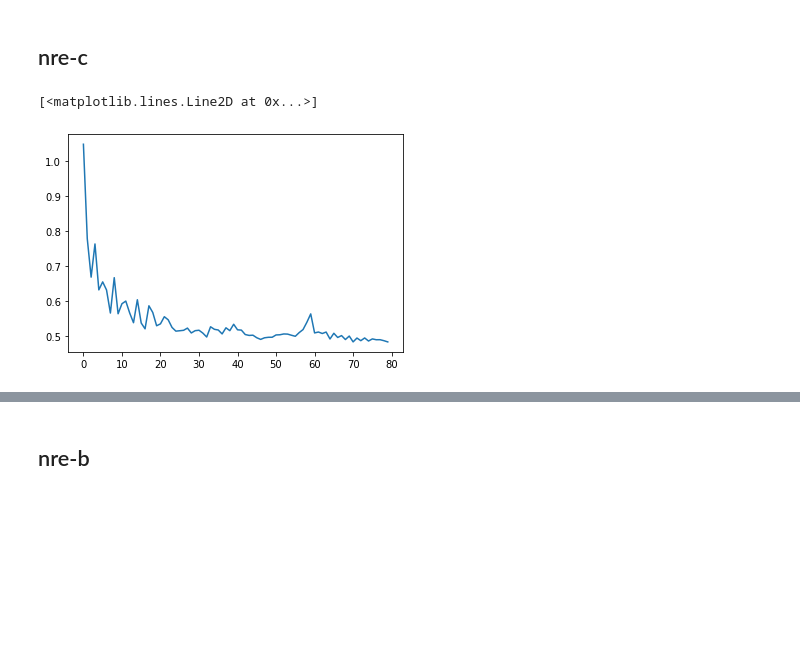
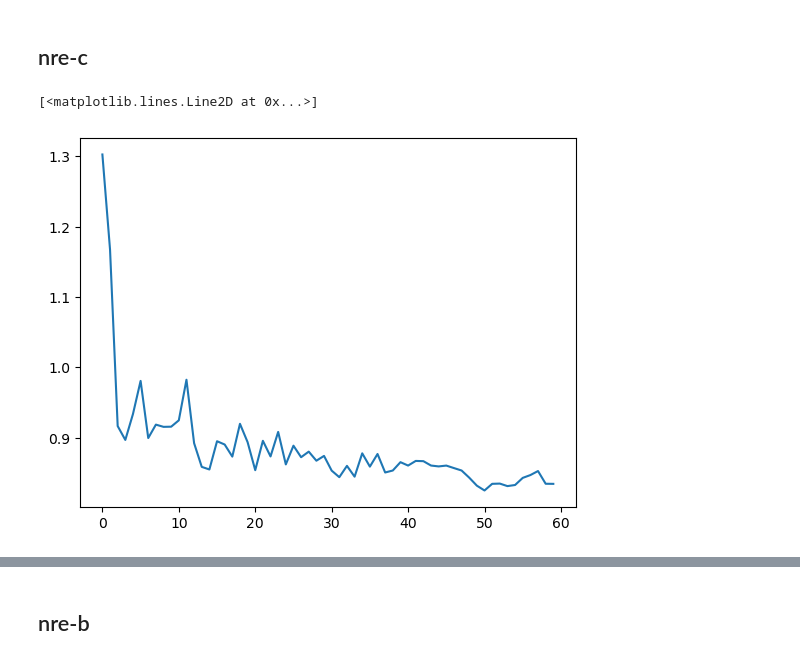
Before and after one commit to bkmi/cnre, a Jupyter notebook: importance sampling diagnostic.ipynb, the cells around one changed output, grey strips where cells are left out. Saved outputs shown, nothing was run; the diff lists cells and outputs as text; code cells hidden in the pictures; blank space fills up the shorter version.

```diff
--- a/importance sampling diagnostic.ipynb
+++ b/importance sampling diagnostic.ipynb
@@ -56,24 +58,27 @@ num_total_samples = 40_000
 num_posterior_samples = 100_000
 
 train_kwargs = dict(
-    training_batch_size=1_000,
-    learning_rate=3e-4,
+    training_batch_size=512,
+    learning_rate=1e-4,
     validation_fraction=0.25,
     stop_after_epochs=2 ** 31 - 1,
-    max_num_epochs=80,
+    max_num_epochs=60,
     # max_num_epochs=10,
 )
 
 classifier_kwargs = dict(
-    model='mlp',
-    # model='resnet',
-    hidden_features=128,
+    # model='mlp',
+    model='resnet',
+    hidden_features=256,
     # num_blocks=2,
     # dropout_probability=0.0,
     # use_batch_norm=True
 )
 sample_with = "rejection"
 
+num_atoms = 10
+K = num_atoms - 1
+
 device = "cpu"
 # %%
 dimension = 1
@@ -142,37 +147,37 @@ train_loader, valid_loader = cnre.data.benchmark.get_dataloaders(
     dataset, train_kwargs["training_batch_size"], train_kwargs["validation_fraction"]
 )
 
 for tt, xx in train_loader:
     classifier = get_classifier(tt, xx)
     break
 
 optimizer = torch.optim.Adam(classifier.parameters(), lr=train_kwargs["learning_rate"])
 
-results = cnre.experiments.train(
+results = cnre.algorithms.cnre.train(
     classifier,
     optimizer,
     train_kwargs["max_num_epochs"],
     train_loader,
     valid_loader,
     None,
     None,
-    K=4,
+    K=K,
 )
 
 classifier.load_state_dict(results["best_network_state_dict"])
 
 density_estimator_nrec = deepcopy(classifier)
 
-posterior_nrec = cnre.experiments.get_sbi_posterior(
+posterior_nrec = cnre.posterior.get_sbi_posterior(
     ratio_estimator=classifier,
     prior=prior,
     sample_with=sample_with,
 )
 
 plt.plot(results["valid_losses"])
 # %% [output]
 [<matplotlib.lines.Line2D at 0x...>]
-[figure, old version]
+[figure, new version]
 # %%
 samples_nrec = posterior_nrec.sample((num_posterior_samples,), x=observation.cpu())
 name = "nre-c"
```
Also changed, not shown: parts of 8 cells of this notebook, 4 other files.
